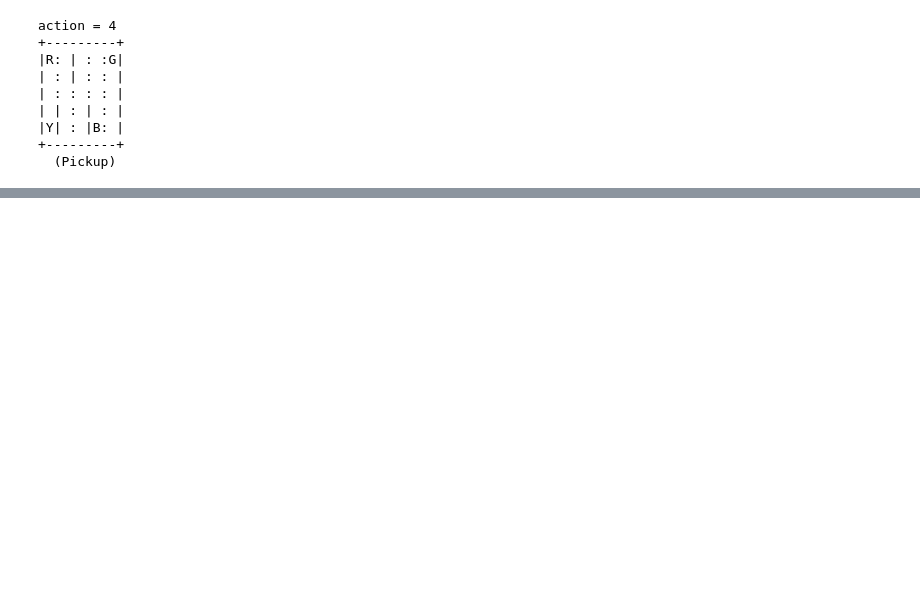
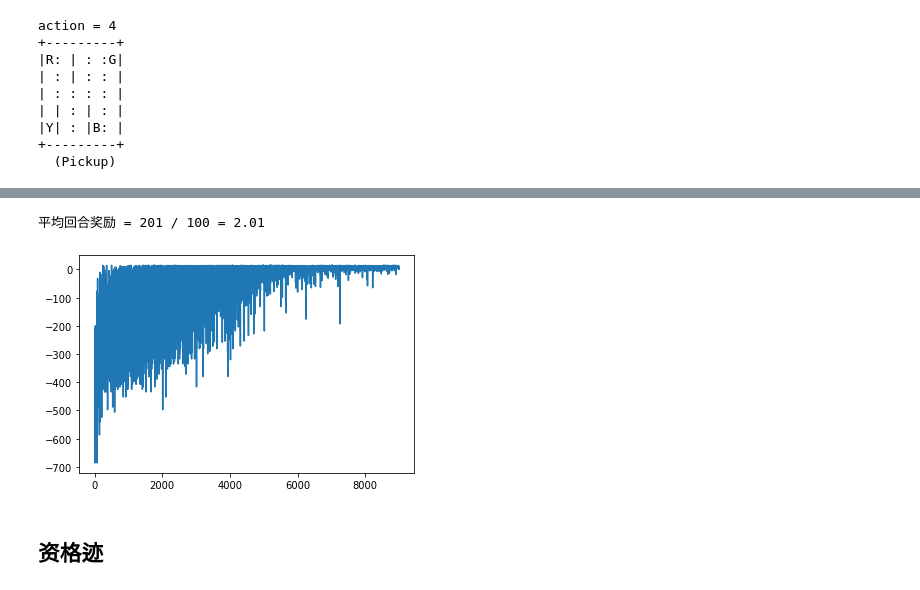
Before and after one commit to ZhaoHongjue/RL-Note, a Jupyter notebook: 5.ipynb, the cells around one changed output, grey strips where cells are left out. Cells and saved outputs as stored; diff of their text form; code cells hidden in the pictures; blank space fills up the shorter version.

```diff
--- a/5.ipynb
+++ b/5.ipynb
@@ -61,0 +547,47 @@ action = 4
+# %%
+class DoubleQLearningAgent:
+    def __init__(self, env, gamma = 0.9, lr = 0.1, epsilon = 0.01):
+        self.gamma = gamma
+        self.lr = lr
+        self.epsilon = epsilon
+        self.action_n = env.action_space.n
+        self.q0 = np.zeros((env.observation_space.n, env.action_space.n))
+        self.q1 = np.zeros((env.observation_space.n, env.action_space.n))
+
+    def decide(self, state):
+        if np.random.uniform() > self.epsilon:
+            action = (self.q0 + self.q1)[state].argmax()
+        else:
+            action = np.random.randint(self.action_n)
+        return action
+
+    def learn(self, state, action, reward, next_state, done):
+        if np.random.randint(2):
+            self.q0, self.q1 = self.q1, self.q0
+            a = self.q0[next_state].argmax()
+            u = reward + self.gamma * self.q1[next_state, a] * (1 - done)
+            td_error = u - self.q0[state, action]
+            self.q0[state, action] += self.lr* td_error
+# %%
+agent = DoubleQLearningAgent(env)
+
+# 训练
+episodes = 9000
+episode_rewards = []
+for episode in range(episodes):
+    episode_reward = play_qlearning(env, agent, train=True)
+    episode_rewards.append(episode_reward)
+
+plt.plot(episode_rewards)
+
+# 测试
+agent.epsilon = 0. # 取消探索
+
+episode_rewards = [play_qlearning(env, agent) for _ in range(100)]
+print('平均回合奖励 = {} / {} = {}'.format(sum(episode_rewards),
+        len(episode_rewards), np.mean(episode_rewards)))
+# %% [output]
+平均回合奖励 = 201 / 100 = 2.01
+[figure, added]
+# %% [markdown]
+## 资格迹
```
Also changed, not shown: parts of 25 cells of this notebook, 1 other file.
